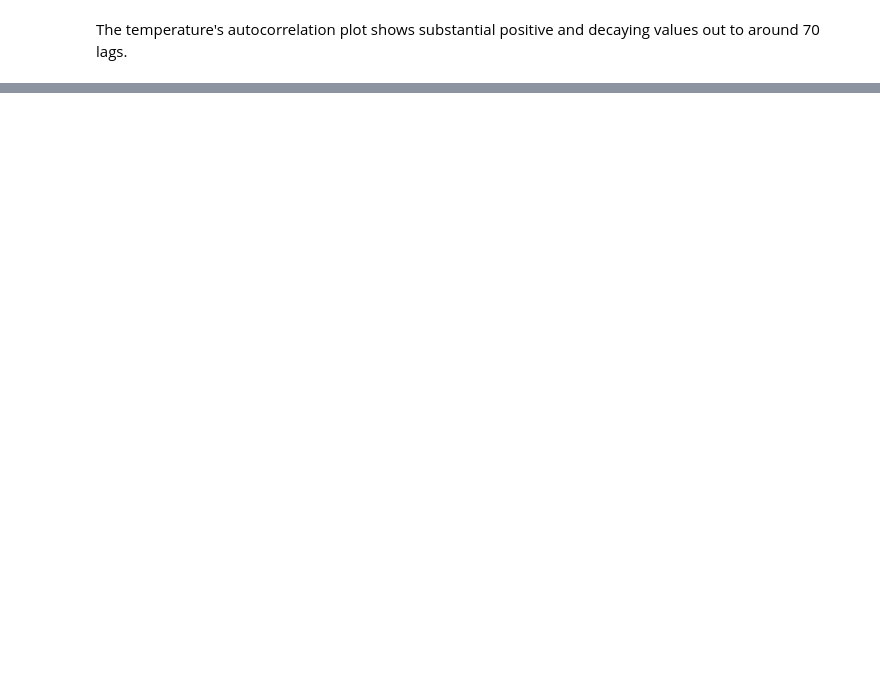
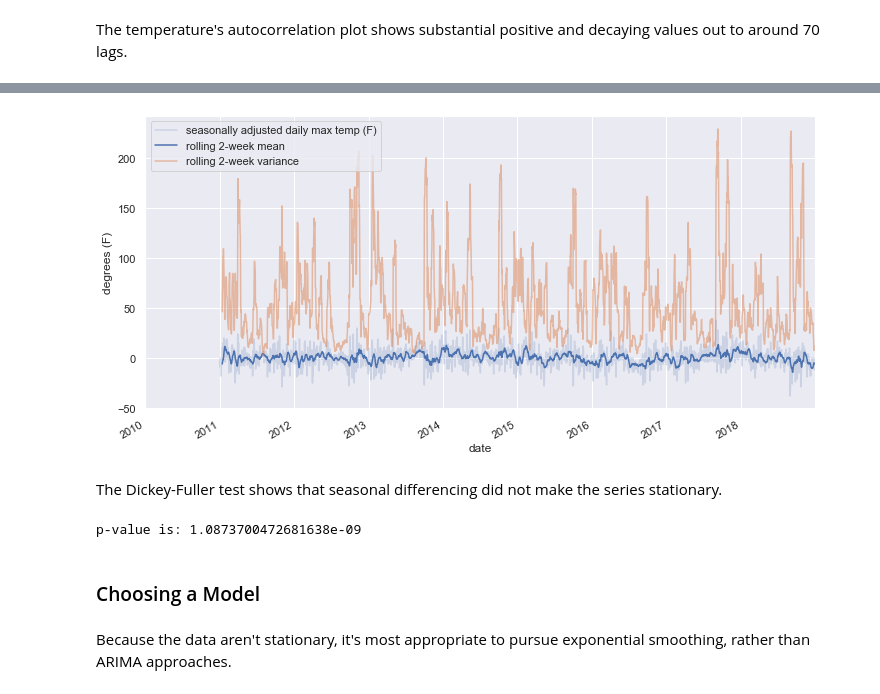
Before and after one commit to jefftrevino/Springboard, a Jupyter notebook: capstone1montereyWeather/weather_time_series_analysis.ipynb, the cells around one changed output, grey strips where cells are left out. Saved outputs shown, nothing was run; the diff lists cells and outputs as text; code cells hidden in the pictures; blank space fills up the shorter version.

Commit message:
added seasonal differencing experiment

```diff
--- a/capstone1montereyWeather/weather_time_series_analysis.ipynb
+++ b/capstone1montereyWeather/weather_time_series_analysis.ipynb
@@ -136,0 +159,18 @@ The temperature's autocorrelation plot shows substantial positive and decaying v
+# %%
+# discard February 29ths
+dates = pd.date_range(start='2010-1-1', end='2018-12-31', freq='D')
+
+leap = []
+for each in dates:
+    if each.month==2 and each.day ==29:
+        leap.append(each)
+
+temp_no_leaps = temp.drop(leap)
+# %%
+# detect missing 2017 data
+year_dates = pd.date_range(start='2017-1-1', end='2017-12-31', freq='D')
+data_dates = temp[temp.index.year == 2017]
+data_dates = data_dates.index
+data_dates
+missing_timestamps = set(year_dates) - set(data_dates)
+missing_timestamps
@@ -136,0 +185,11 @@ The temperature's autocorrelation plot shows substantial positive and decaying v
+# %%
+# repair missing 2017 data by imputing the whole dataset's mean temeparature
+mean = np.mean(temp)
+
+x = temp_no_leaps
+# x = pd.DataFrame(x)
+
+for missing in missing_timestamps:
+    x.loc[missing.to_pydatetime()] = mean
+x = x.sort_index()
+temp_clean = x
@@ -136,0 +210,24 @@ The temperature's autocorrelation plot shows substantial positive and decaying v
+# %%
+temp_diff = temp_clean - temp_clean.shift(365)
+# %%
+plt.figure(figsize=(12, 6))
+plt.plot(temp_diff, color='b', alpha=0.2)
+temp_diff.rolling(14).mean().plot()
+temp_diff.rolling(14).var().plot(alpha=0.5)
+plt.xlabel('date')
+plt.ylabel('degrees (F)')
+plt.legend(('seasonally adjusted daily max temp (F)', 'rolling 2-week mean', 'rolling 2-week variance'))
+plt.show()
+# %% [output]
+[figure, added]
+# %% [markdown]
+The Dickey-Fuller test shows that seasonal differencing did not make the series stationary.
+# %%
+results = adfuller(temp_diff.dropna())
+print("p-value is:", results[1])
+# %% [output]
+p-value is: 1.0873700472681638e-09
+# %% [markdown]
+### Choosing a Model
+# %% [markdown]
+Because the data aren't stationary, it's most appropriate to pursue exponential smoothing, rather than ARIMA approaches.
```
Also changed, not shown: parts of 13 cells of this notebook.
